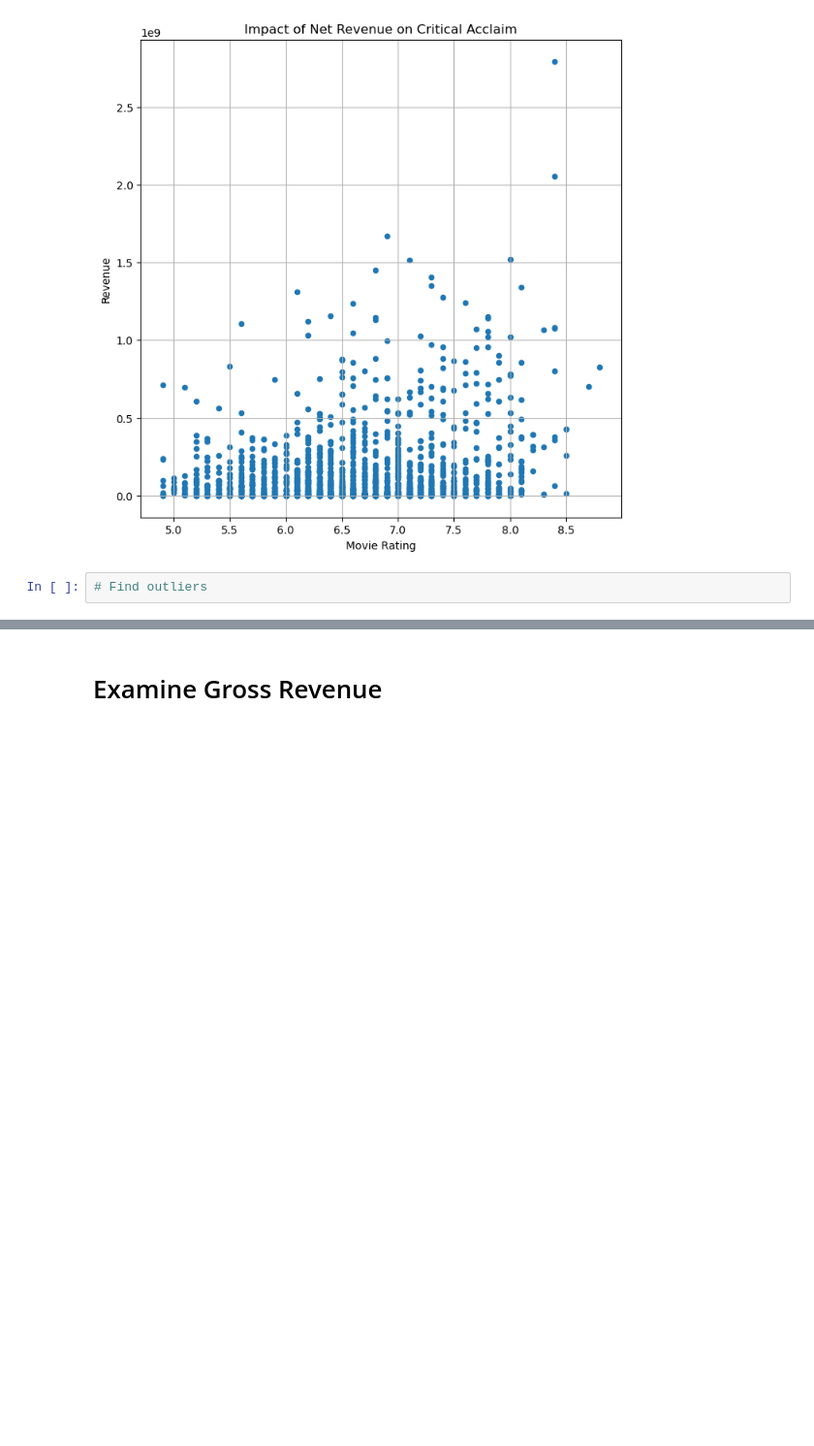
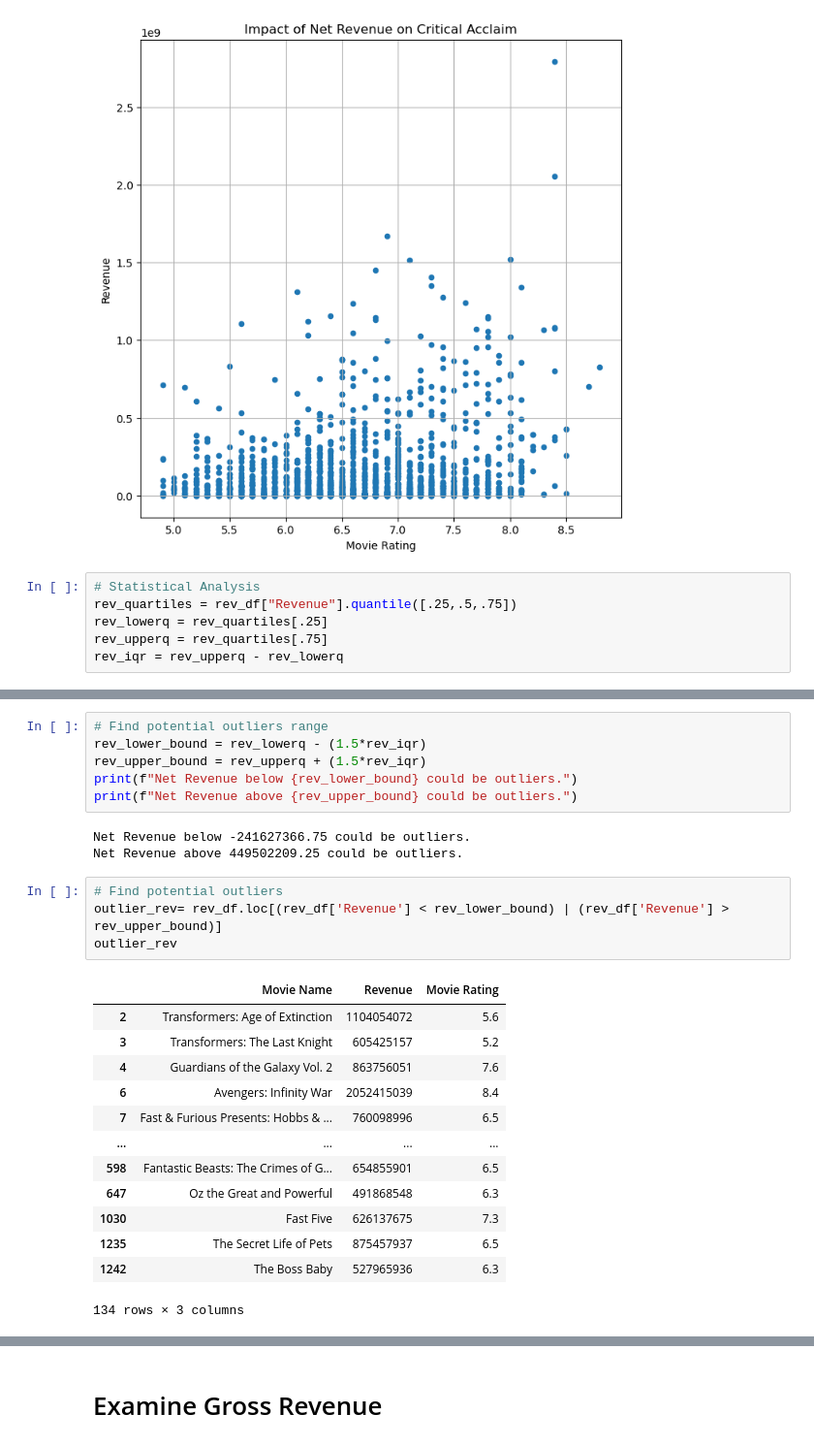
Before and after one commit to rackhamsauer/Project-1, a Jupyter notebook: Juliet's Contributions.ipynb, the cells around one changed output, grey strips where cells are left out. Shown: that part at 97% size. Drawn from its saved outputs; the diff is of its cells as text; blank space fills up the shorter version.

```diff
--- a/Juliet's Contributions.ipynb
+++ b/Juliet's Contributions.ipynb
@@ -50,4 +55,8 @@ plt.show()
 # %% [output]
 [figure]
 # %%
-# Find outliers
+# Statistical Analysis
+rev_quartiles = rev_df["Revenue"].quantile([.25,.5,.75])
+rev_lowerq = rev_quartiles[.25]
+rev_upperq = rev_quartiles[.75]
+rev_iqr = rev_upperq - rev_lowerq
@@ -53,0 +74,27 @@ plt.show()
+# %%
+# Find potential outliers range
+rev_lower_bound = rev_lowerq - (1.5*rev_iqr)
+rev_upper_bound = rev_upperq + (1.5*rev_iqr)
+print(f"Net Revenue below {rev_lower_bound} could be outliers.")
+print(f"Net Revenue above {rev_upper_bound} could be outliers.")
+# %% [output]
+Net Revenue below -241627366.75 could be outliers.
+Net Revenue above 449502209.25 could be outliers.
+# %%
+# Find potential outliers
+outlier_rev= rev_df.loc[(rev_df['Revenue'] < rev_lower_bound) | (rev_df['Revenue'] > rev_upper_bound)]
+outlier_rev
+# %% [output]
+|  | Movie Name | Revenue | Movie Rating |
+| 2 | Transformers: Age of Extinction | 1104054072 | 5.6 |
+| 3 | Transformers: The Last Knight | 605425157 | 5.2 |
+| 4 | Guardians of the Galaxy Vol. 2 | 863756051 | 7.6 |
+| 6 | Avengers: Infinity War | 2052415039 | 8.4 |
+| 7 | Fast & Furious Presents: Hobbs & ... | 760098996 | 6.5 |
+| ... | ... | ... | ... |
+| 598 | Fantastic Beasts: The Crimes of G... | 654855901 | 6.5 |
+| 647 | Oz the Great and Powerful | 491868548 | 6.3 |
+| 1030 | Fast Five | 626137675 | 7.3 |
+| 1235 | The Secret Life of Pets | 875457937 | 6.5 |
+| 1242 | The Boss Baby | 527965936 | 6.3 |
+134 rows × 3 columns
```
Also changed, not shown: parts of 17 cells of this notebook.
